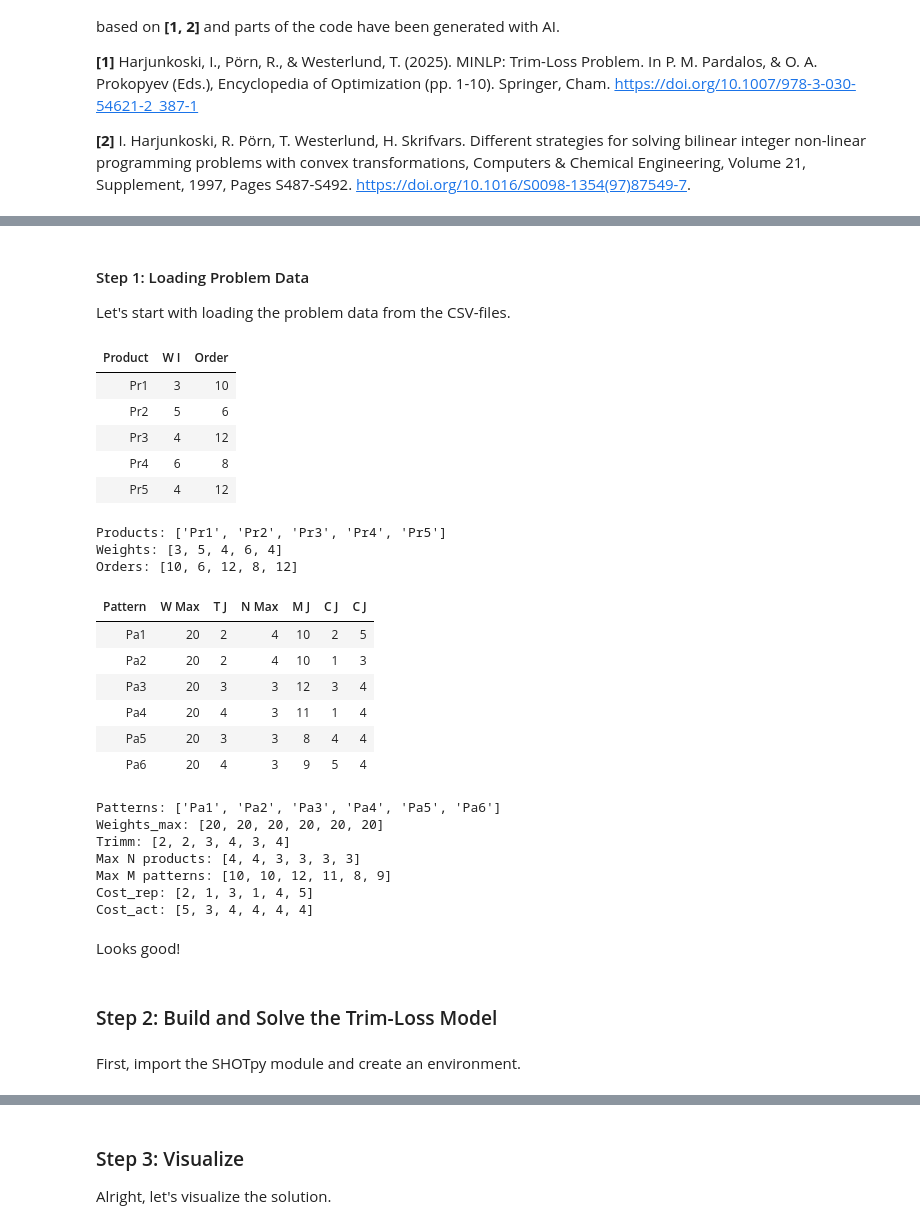
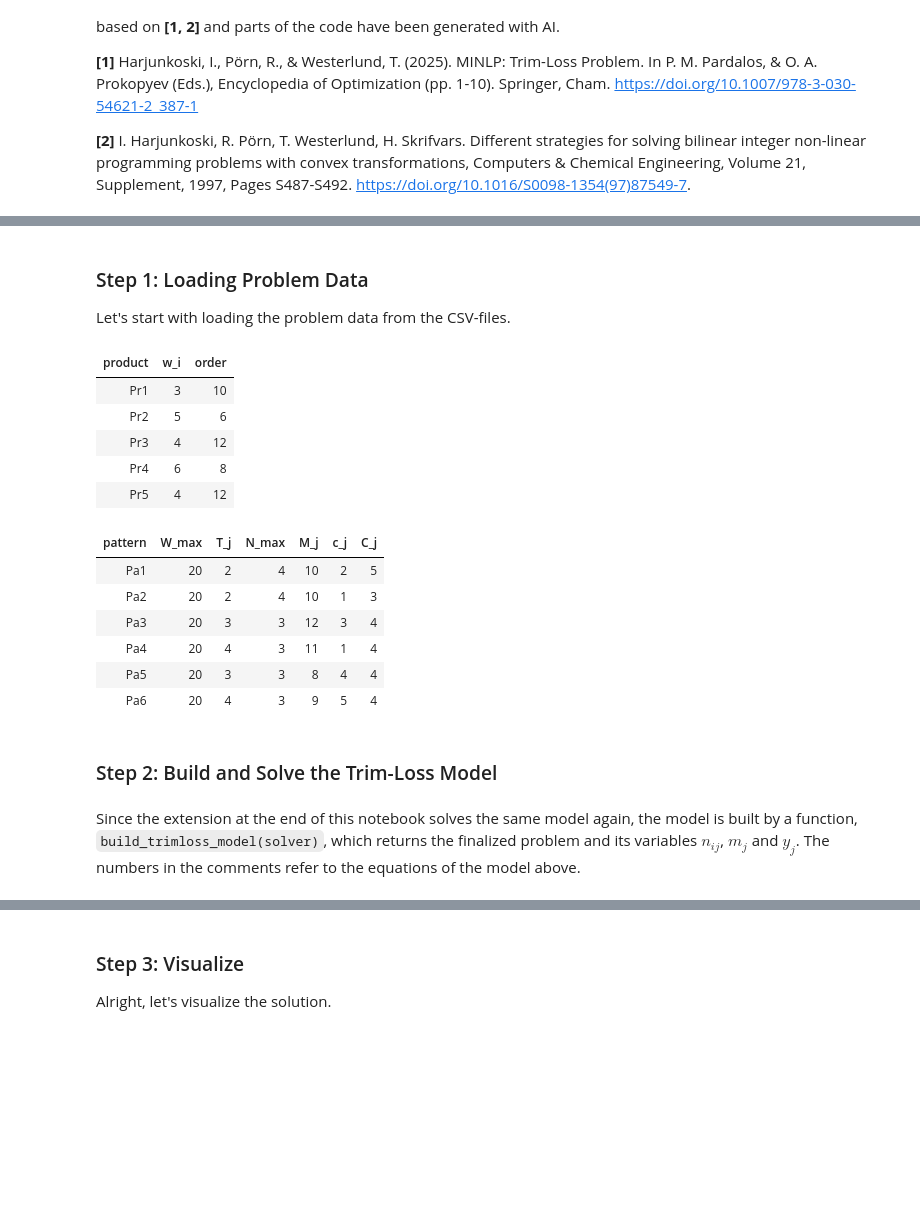
Before and after one commit to JoaBlo/SHOTpy-Tutorial, a Jupyter notebook: TrimLoss/SHOTpy_Tutorial_03_advanced_usage_and_extensions_TrimLoss.ipynb, the cells around one changed output, grey strips where cells are left out. Saved outputs shown, nothing was run; the diff lists cells and outputs as text; code cells hidden in the pictures; blank space fills up the shorter version.

```diff
--- a/TrimLoss/SHOTpy_Tutorial_03_advanced_usage_and_extensions_TrimLoss.ipynb
+++ b/TrimLoss/SHOTpy_Tutorial_03_advanced_usage_and_extensions_TrimLoss.ipynb
@@ -76,74 +96,45 @@ Also note that the Trim-Loss problem is a nonconvex MINLP problem. However, it c
 # %% [markdown]
-#### Step 1: Loading Problem Data
+### Step 1: Loading Problem Data
 Let's start with loading the problem data from the CSV-files.
 # %%
-import pandas as pd
-from IPython.display import display, HTML
+# Products: width w_i and ordered quantity n_i,order
+products_df = pd.read_csv("products.csv")
+display(HTML(products_df.to_html(index=False)))
 
-products = pd.read_csv("products.csv")
-products.columns = [c.strip().replace('_', ' ').title() for c in products.columns]
+products = products_df["product"].tolist()
+widths = products_df["w_i"].tolist()
+orders = products_df["order"].tolist()
 
-display(HTML(products.to_html(index=False, float_format="%.2f")))
+# Cutting patterns: W_j,max, T_j, N_j,max, M_j, c_j and C_j
+patterns_df = pd.read_csv("patterns.csv")
+display(HTML(patterns_df.to_html(index=False)))
 
-# product, w_i, order
-df = pd.read_csv("products.csv")
-products = df['product'].tolist()
-weights = df['w_i'].tolist()
-orders = df['order'].tolist()
+patterns = patterns_df["pattern"].tolist()
+W_max = patterns_df["W_max"].tolist()
+T = patterns_df["T_j"].tolist()
+N_max = patterns_df["N_max"].tolist()
+M = patterns_df["M_j"].tolist()
+cost_rep = patterns_df["c_j"].tolist()   # c_j: cost per repetition of pattern j
+cost_act = patterns_df["C_j"].tolist()   # C_j: cost of activating pattern j
 
-print("Products:", products)
-print("Weights:", weights)
-print("Orders:", orders)
-
-patterns = pd.read_csv("patterns.csv")
-patterns.columns = [c.strip().replace('_', ' ').title() for c in patterns.columns]
-
-display(HTML(patterns.to_html(index=False, float_format="%.2f")))
-
-# pattern,W_max,T_j,N_max,M_j,c_j,C_j
-df = pd.read_csv("patterns.csv")
-patterns = df['pattern'].tolist()
-weights_max = df['W_max'].tolist()
-Trimm = df['T_j'].tolist()
-N_max = df['N_max'].tolist()
-M_j = df['M_j'].tolist()
-cost_rep = df['c_j'].tolist()
-cost_act = df['C_j'].tolist()
-
-print("Patterns:", patterns)
-print("Weights_max:", weights_max)
-print("Trimm:", Trimm)
-print("Max N products:", N_max)
-print("Max M patterns:", M_j)
-print("Cost_rep:", cost_rep)
-print("Cost_act:", cost_act)
+# Sets
+I = list(range(len(products)))   # products
+J = list(range(len(patterns)))   # patterns
 # %% [output]
-| Product | W I | Order |
+| product | w_i | order |
 | Pr1 | 3 | 10 |
 | Pr2 | 5 | 6 |
 | Pr3 | 4 | 12 |
 | Pr4 | 6 | 8 |
 | Pr5 | 4 | 12 |
-Products: ['Pr1', 'Pr2', 'Pr3', 'Pr4', 'Pr5']
-Weights: [3, 5, 4, 6, 4]
-Orders: [10, 6, 12, 8, 12]
-| Pattern | W Max | T J | N Max | M J | C J | C J |
+| pattern | W_max | T_j | N_max | M_j | c_j | C_j |
 | Pa1 | 20 | 2 | 4 | 10 | 2 | 5 |
 | Pa2 | 20 | 2 | 4 | 10 | 1 | 3 |
 | Pa3 | 20 | 3 | 3 | 12 | 3 | 4 |
 | Pa4 | 20 | 4 | 3 | 11 | 1 | 4 |
 | Pa5 | 20 | 3 | 3 | 8 | 4 | 4 |
 | Pa6 | 20 | 4 | 3 | 9 | 5 | 4 |
-Patterns: ['Pa1', 'Pa2', 'Pa3', 'Pa4', 'Pa5', 'Pa6']
-Weights_max: [20, 20, 20, 20, 20, 20]
-Trimm: [2, 2, 3, 4, 3, 4]
-Max N products: [4, 4, 3, 3, 3, 3]
-Max M patterns: [10, 10, 12, 11, 8, 9]
-Cost_rep: [2, 1, 3, 1, 4, 5]
-Cost_act: [5, 3, 4, 4, 4, 4]
-# %% [markdown]
-Looks good!
 # %% [markdown]
 ### Step 2: Build and Solve the Trim-Loss Model
 # %% [markdown]
-First, import the SHOTpy module and create an environment.
+Since the extension at the end of this notebook solves the same model again, the model is built by a function, `build_trimloss_model(solver)`, which returns the finalized problem and its variables $n_{ij}$, $m_j$ and $y_j$. The numbers in the comments refer to the equations of the model above.
```
Also changed, not shown: parts of 16 cells of this notebook, 7 other files.
